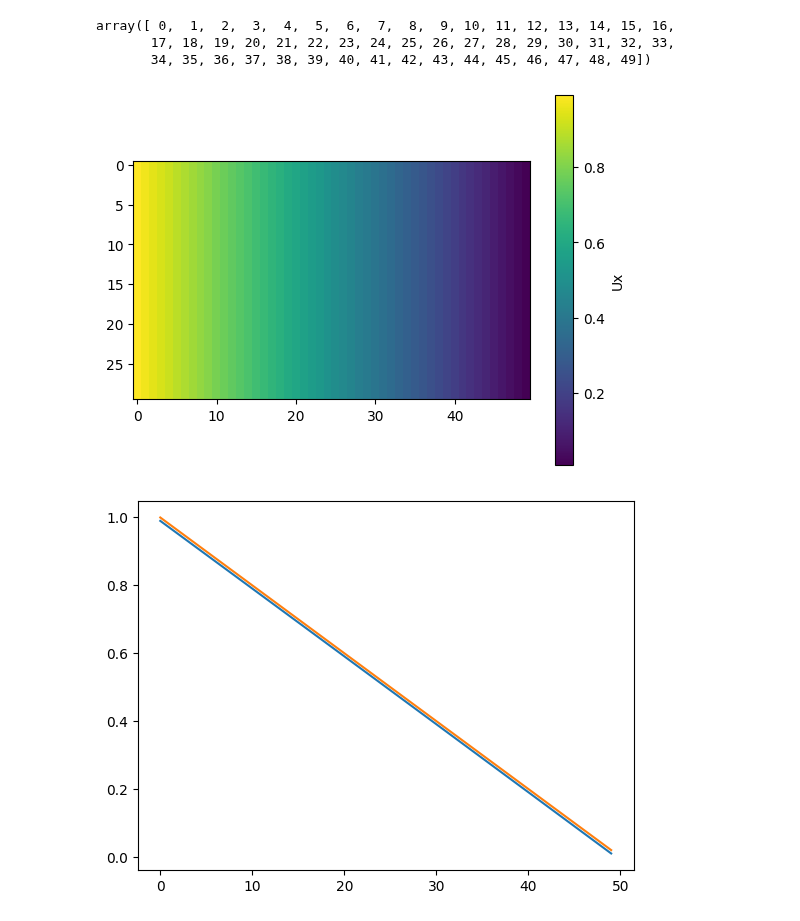
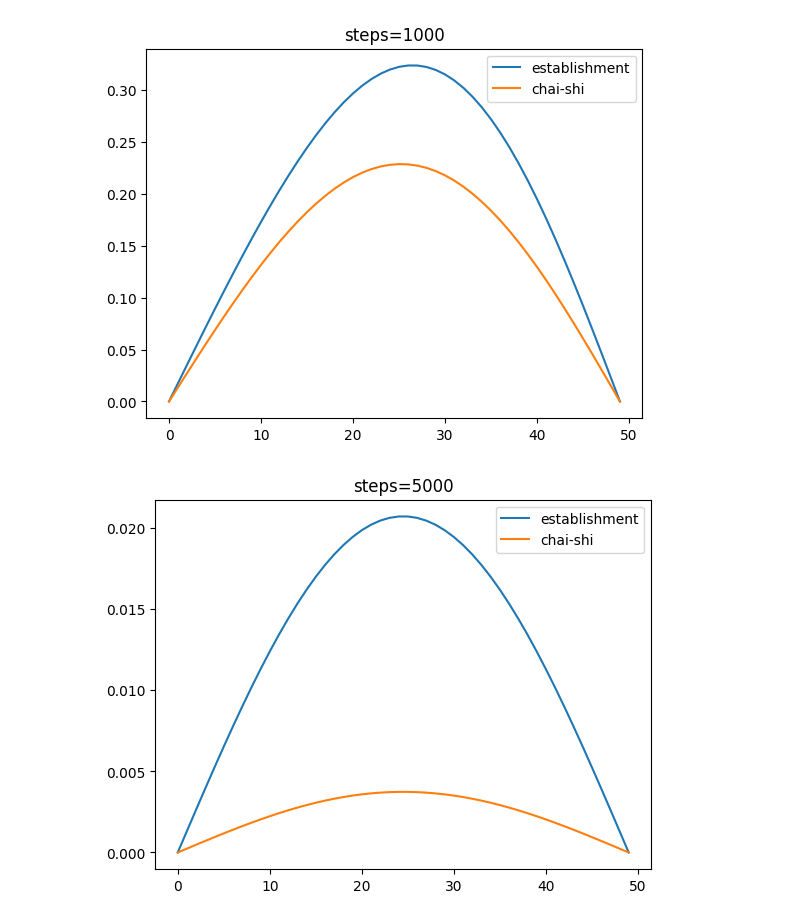
Before and after one commit to mikhailmishurinskikh/LBM, a Jupyter notebook: capacitor/analisys.ipynb, the cells around one changed output. Cells and saved outputs as stored; diff of their text form; code cells hidden in the pictures.

Commit message:
chai shi and establishment comparision

```diff
--- a/capacitor/analisys.ipynb
+++ b/capacitor/analisys.ipynb
@@ -4,18 +7,35 @@ import matplotlib.pyplot as plt
 # %%
-data = np.loadtxt("result.csv")
+# chai-shi vs establishment
 
-plt.figure()
-plt.imshow(data)
-plt.colorbar(label='Ux')
+subprocess.run(["g++", "chai_shi.cpp", "-Ofast", "-o", "chai_shi.exe"])
+subprocess.run(["g++", "establishment.cpp", "-Ofast", "-o", "establishment.exe"])
 
-plt.figure()
-x = data[10, :]
-grid = np.arange(len(x))
-plt.plot(grid, x)
-plt.plot(grid, 1 - grid/len(x))
+steps_arr = [1000, 5000, 10000, 20000, 30000]
+
+for steps in steps_arr:
+    subprocess.run(["chai_shi.exe", "50", "30", "1.0", f"{steps}"])
+    subprocess.run(["establishment.exe", "50", "30", "1.0", f"{steps}"])
+
+    data_chai_shi = np.loadtxt("result_chai_shi.csv")
+    data_est = np.loadtxt("result_est.csv")
+
+    grid = np.arange(len(data_est[0, :]))
+    x_est = data_est[10, :]
+    x_chai_shi = data_chai_shi[10, :]
+
+    x_an = 1 - grid/(len(x_est)-1)
+    plt.figure()
+    plt.plot(np.abs(x_est - x_an), label=f"establishment")
+    plt.plot(np.abs(x_chai_shi - x_an), label=f"chai-shi")
+    plt.title(f"steps={steps}")
+    plt.legend()
+
+
+
+os.remove("result_est.csv")
+os.remove("result_chai_shi.csv")
+os.remove("establishment.exe")
+os.remove("chai_shi.exe")
 # %% [output]
-array([ 0,  1,  2,  3,  4,  5,  6,  7,  8,  9, 10, 11, 12, 13, 14, 15, 16,
-       17, 18, 19, 20, 21, 22, 23, 24, 25, 26, 27, 28, 29, 30, 31, 32, 33,
-       34, 35, 36, 37, 38, 39, 40, 41, 42, 43, 44, 45, 46, 47, 48, 49])
-[figure, old version]
+[figure, new version]
-[figure, old version]
+[figure, new version]
```
Also changed, not shown: parts of 2 cells of this notebook, 8 other files.
